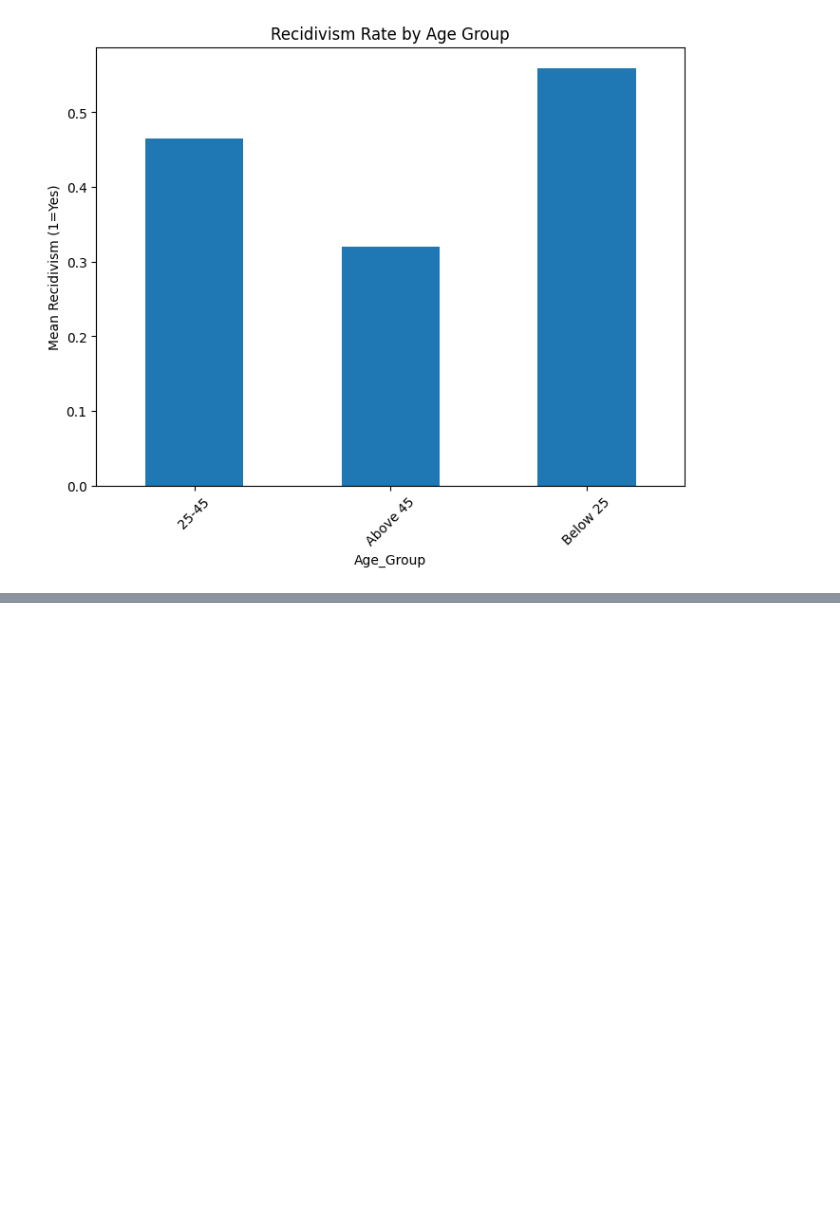
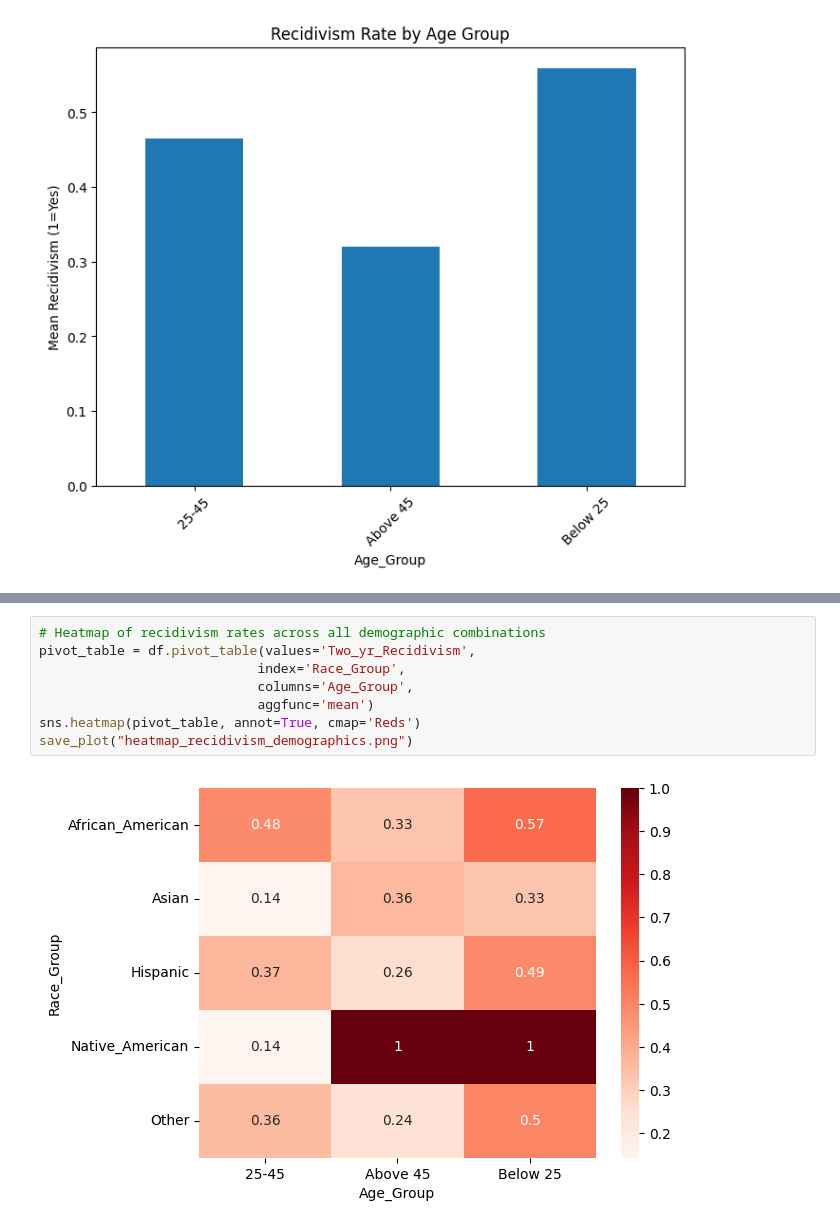
Before and after one commit to MelissaPerez09/fair-ai-compass, a Jupyter notebook: src/main.ipynb, the cells around one changed output, grey strips where cells are left out. Drawn from its saved outputs; the diff is of its cells as text; blank space fills up the shorter version.

```diff
--- a/src/main.ipynb
+++ b/src/main.ipynb
@@ -273,0 +318,10 @@ Name: Two_yr_Recidivism, dtype: float64
+# %%
+# Heatmap of recidivism rates across all demographic combinations
+pivot_table = df.pivot_table(values='Two_yr_Recidivism',
+                            index='Race_Group',
+                            columns='Age_Group',
+                            aggfunc='mean')
+sns.heatmap(pivot_table, annot=True, cmap='Reds')
+save_plot("heatmap_recidivism_demographics.png")
+# %% [output]
+[figure, added]
```
Also changed, not shown: parts of 9 cells of this notebook, 5 other files.
